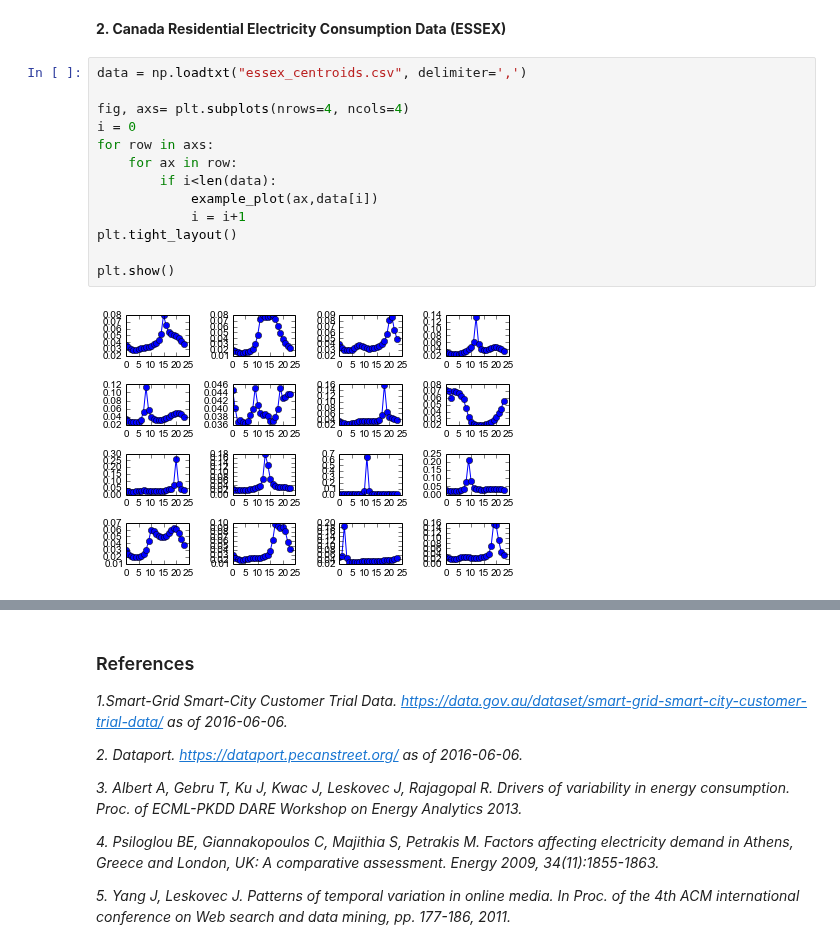
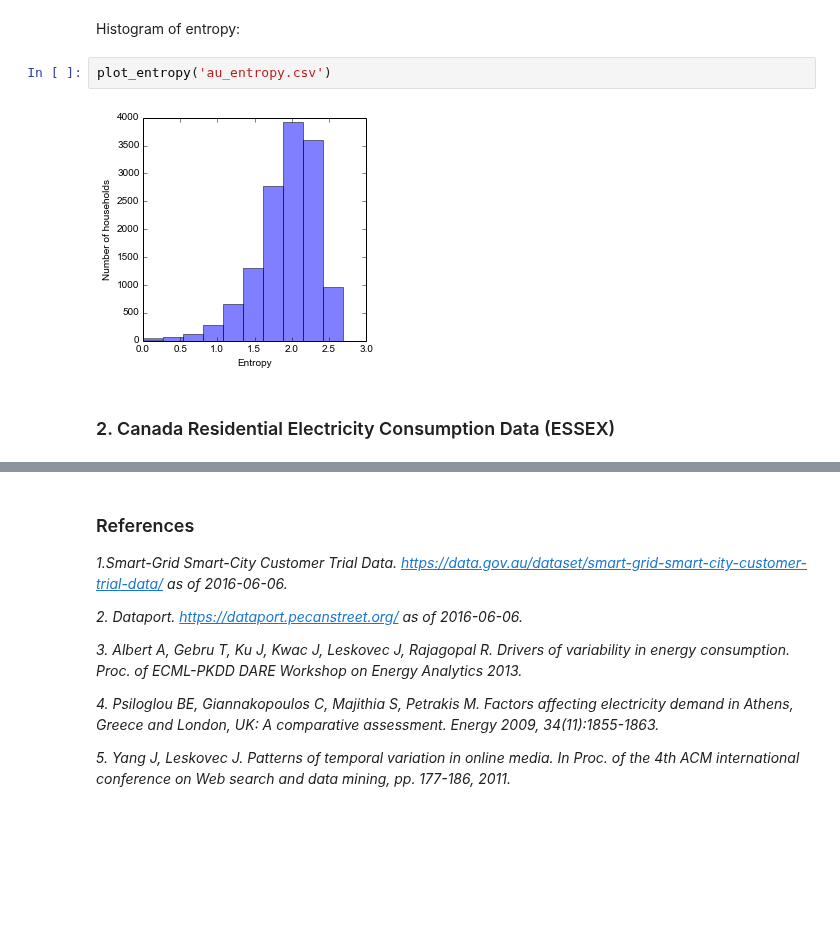
Before and after one commit to xiufengliu/SmartMeterDataAnalytics, a Jupyter notebook: experiments/clustering/Figures.ipynb, the cells around one changed output, grey strips where cells are left out. Cells and saved outputs as stored; diff of their text form; blank space fills up the shorter version.

```diff
--- a/experiments/clustering/Figures.ipynb
+++ b/experiments/clustering/Figures.ipynb
@@ -141,17 +136,8 @@ plt.xlabel('Entropy')
+# %% [markdown]
+Histogram of entropy:
+# %%
+plot_entropy('au_entropy.csv')
+# %% [output]
+[figure, added]
 # %% [markdown]
-**2. Canada Residential Electricity Consumption Data (ESSEX)**
+### 2. Canada Residential Electricity Consumption Data (ESSEX)
-# %%
-data = np.loadtxt("essex_centroids.csv", delimiter=',')
-
-fig, axs= plt.subplots(nrows=4, ncols=4)
-i = 0
-for row in axs:
-    for ax in row:
-        if i<len(data):
-            example_plot(ax,data[i])
-            i = i+1
-plt.tight_layout()
-
-plt.show()
-# %% [output]
-[figure, removed]
```
Also changed, not shown: parts of 21 cells of this notebook, 1 other file.
